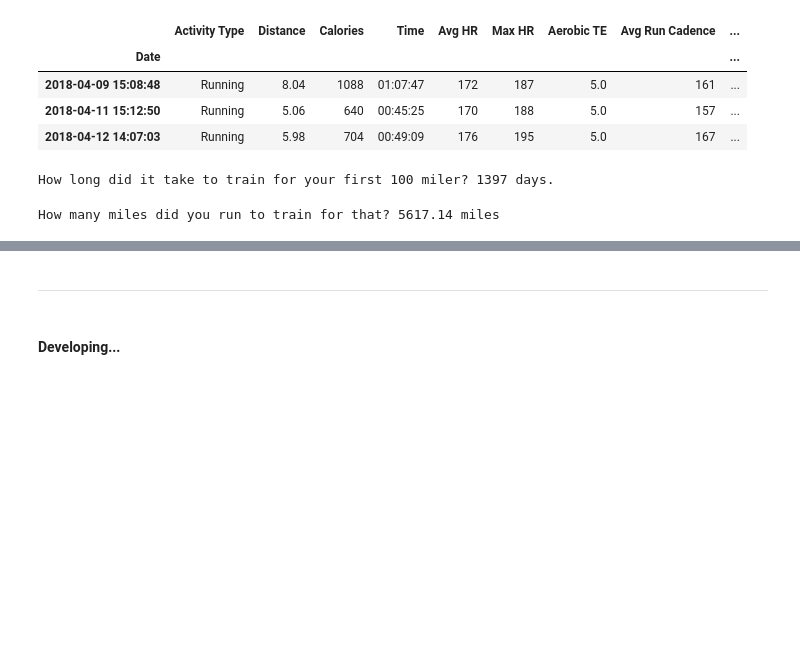
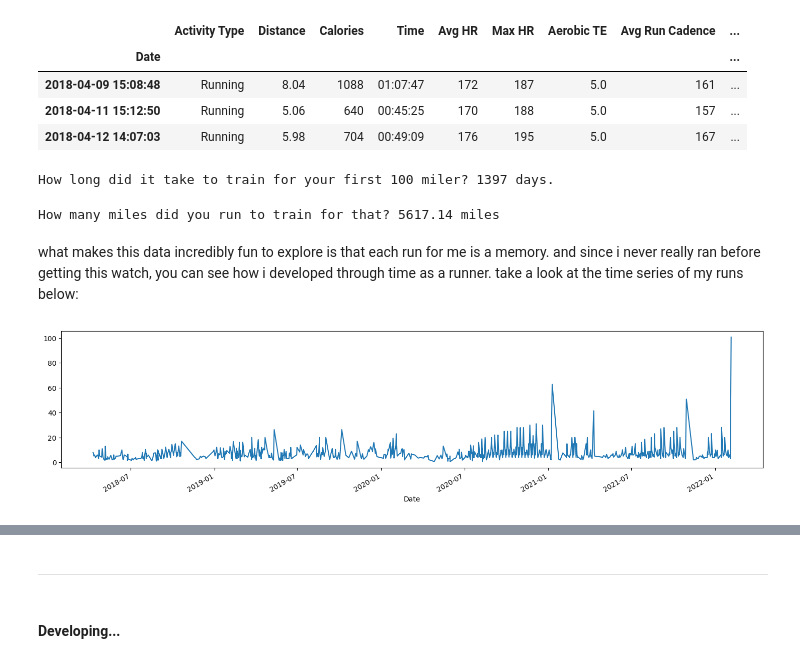
Before and after one commit to mikeygough/run100miles, a Jupyter notebook: main.ipynb, the cells around one changed output, grey strips where cells are left out. Cells and saved outputs as stored; diff of their text form; code cells hidden in the pictures; blank space fills up the shorter version.

```diff
--- a/main.ipynb
+++ b/main.ipynb
@@ -90,3 +90,9 @@ How long did it take to train for your first 100 miler? 1397 days.
 print(f"How many miles did you run to train for that? {df['Distance'].sum().round(2)} miles")
 # %% [output]
 How many miles did you run to train for that? 5617.14 miles
+# %% [markdown]
+what makes this data incredibly fun to explore is that each run for me is a memory. and since i never really ran before getting this watch, you can see how i developed through time as a runner. take a look at the time series of my runs below:
+# %%
+df['Distance'].plot(figsize=(18,4));
+# %% [output]
+[figure, added]
```
Also changed, not shown: parts of 17 cells of this notebook, 9 other files.
